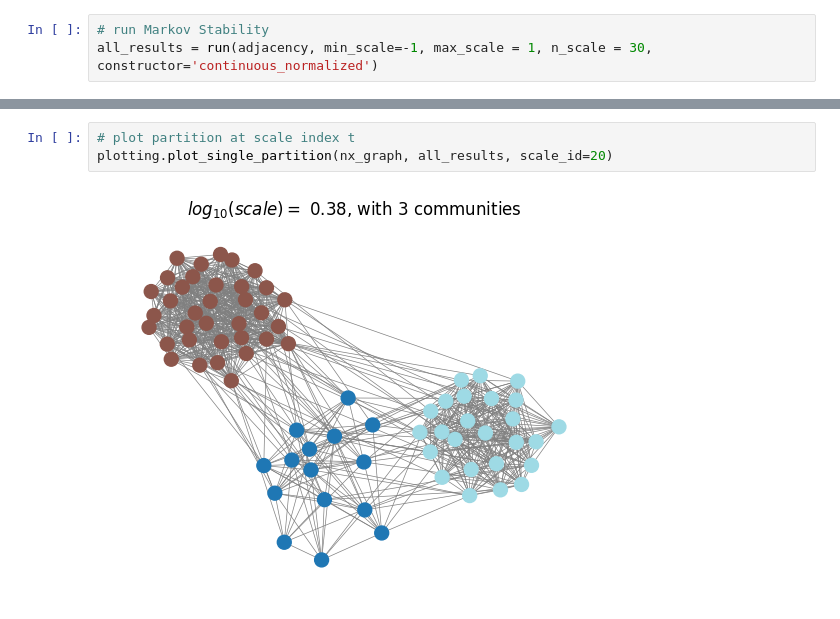
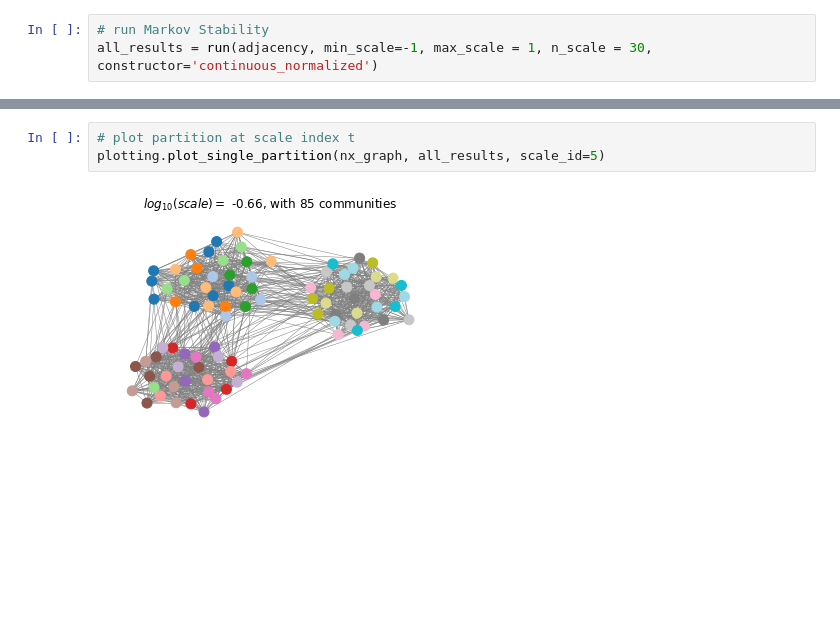
Before and after one commit to barahona-research-group/PyGenStability, a Jupyter notebook: examples/Example_1_undirected_sbm.ipynb, the cells around one changed output, grey strips where cells are left out. Drawn from its saved outputs; the diff is of its cells as text; blank space fills up the shorter version.

Commit message:
use same size clusters in single scale SBM

```diff
--- a/examples/Example_1_undirected_sbm.ipynb
+++ b/examples/Example_1_undirected_sbm.ipynb
@@ -23,8 +23,8 @@ _ = plotting.plot_scan(all_results, use_plotly=False)
 # %%
 # plot partition at scale index t
-plotting.plot_single_partition(nx_graph, all_results, scale_id=20)
+plotting.plot_single_partition(nx_graph, all_results, scale_id=5)
 # %% [output]
-[figure, old version]
+[figure, new version]
 # %%
 # plot optimal partitions
 plotting.plot_optimal_partitions(nx_graph,all_results)
```
Also changed, not shown: parts of 3 cells of this notebook, 1 other file.
